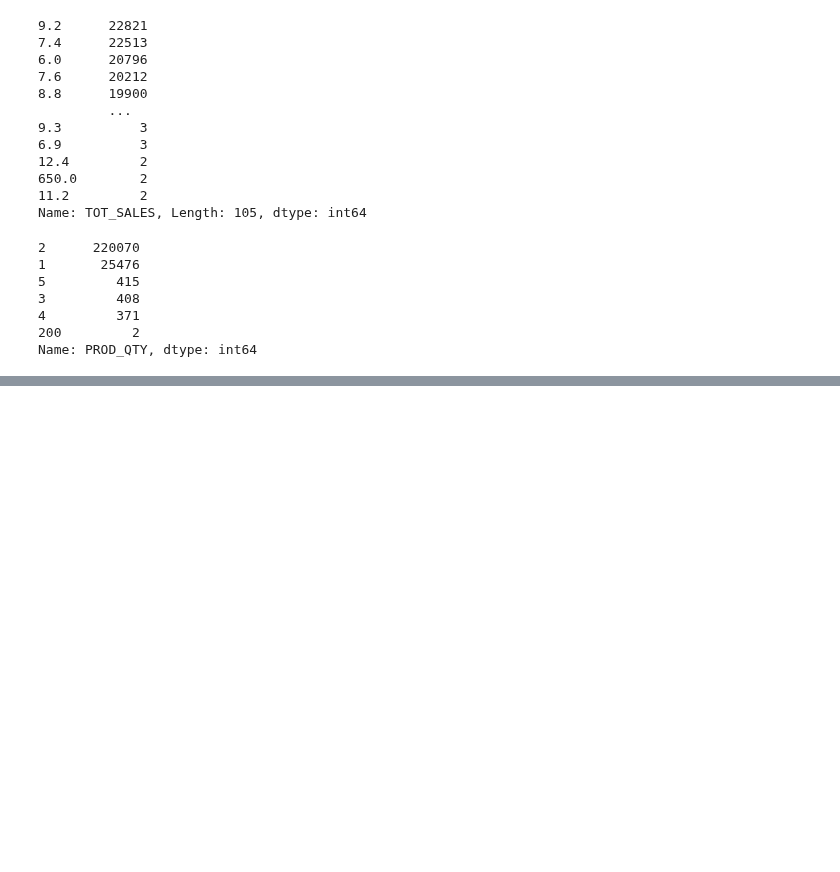
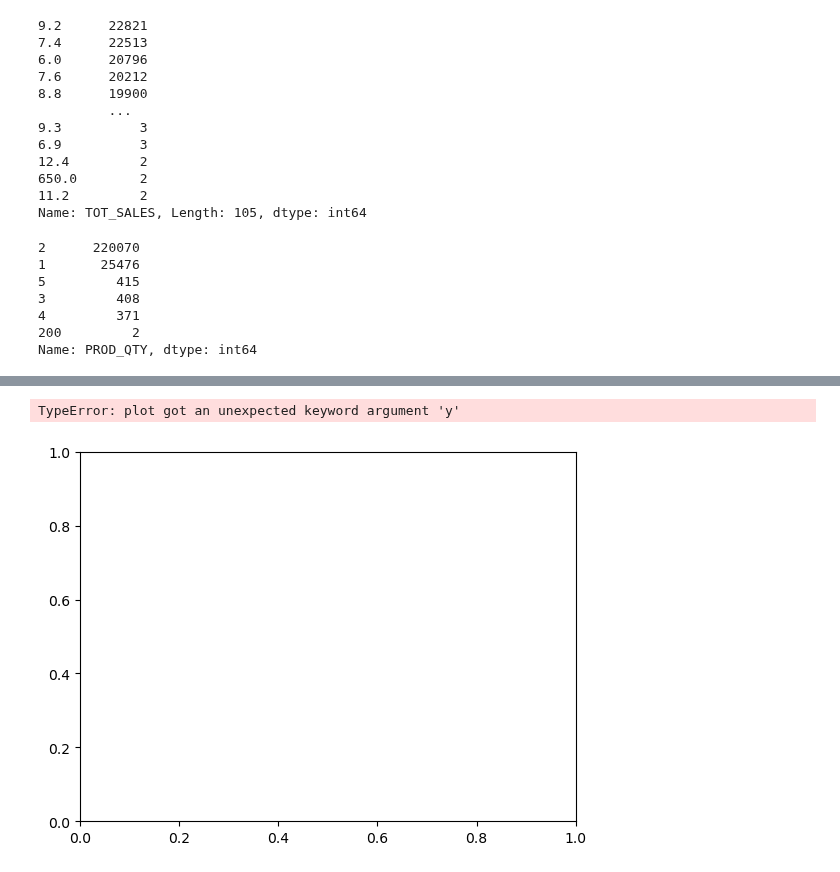
Before and after one commit to lawalsegun2025/forage_projects, a Jupyter notebook: 004_Quantium_Data_Analytics/1_data_preparation_and_customer_analytics/notebook/data_preparation_and_customer_analytics.ipynb, the cells around one changed output, grey strips where cells are left out. Saved outputs shown, nothing was run; the diff lists cells and outputs as text; code cells hidden in the pictures; blank space fills up the shorter version.

```diff
--- a/004_Quantium_Data_Analytics/1_data_preparation_and_customer_analytics/notebook/data_preparation_and_customer_analytics.ipynb
+++ b/004_Quantium_Data_Analytics/1_data_preparation_and_customer_analytics/notebook/data_preparation_and_customer_analytics.ipynb
@@ -526,0 +537,5 @@ pd.date_range(start=merged_data["DATE"].min(),
+# %%
+# create a sequence of dates from 1 Jul 2018 to 30 Jun 2019
+date_sequence = pd.date_range(start=transaction_df["DATE"].min(),
+                             end=transaction_df["DATE"].max())
+date_sequence
@@ -526,0 +573,7 @@ pd.date_range(start=merged_data["DATE"].min(),
+# %%
+#create a chart of number of transactions over time to find the missing date.
+
+plt.plot(X=date_sequence, y=transaction_df["TOT_SALES"])
+# %% [output]
+TypeError: plot got an unexpected keyword argument 'y'
+[figure, added]
```
Also changed, not shown: parts of 51 cells of this notebook.
